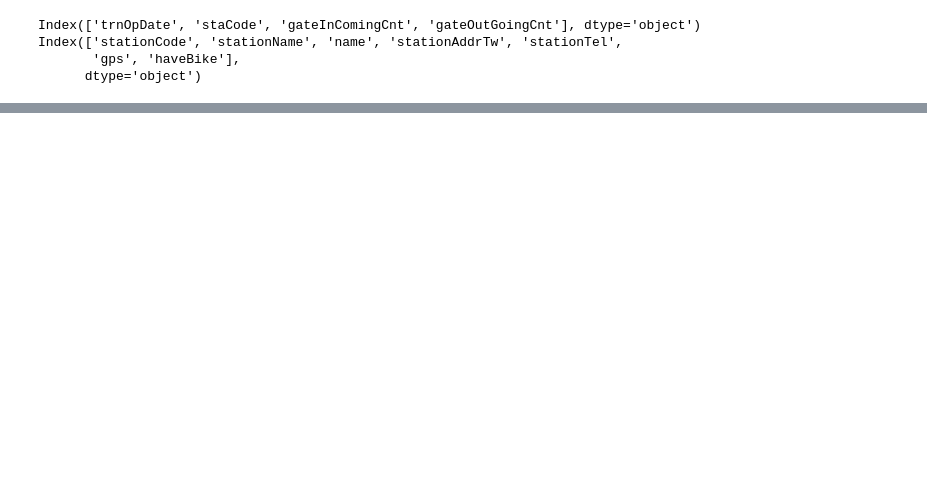
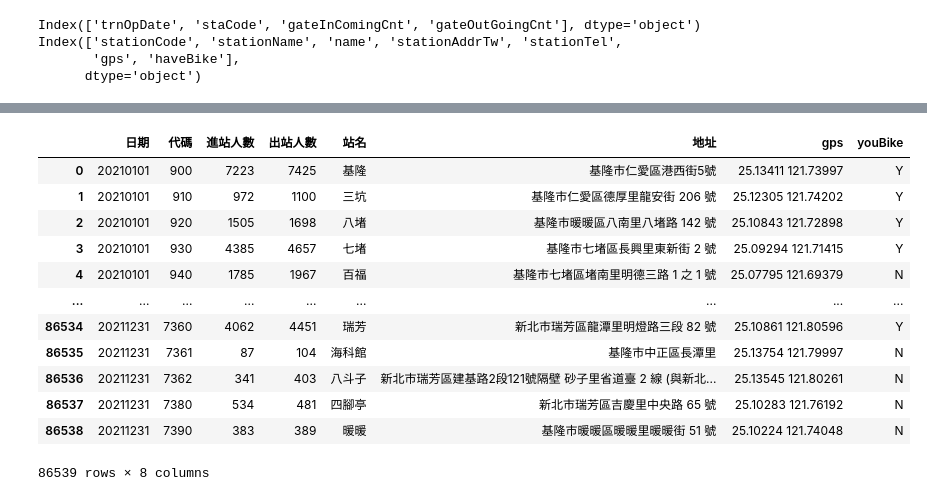
Before and after one commit to futitan/python_analysis, a Jupyter notebook: lesson18/lesson18_2.ipynb, the cells around one changed output, grey strips where cells are left out. Saved outputs shown, nothing was run; the diff lists cells and outputs as text; code cells hidden in the pictures; blank space fills up the shorter version.

```diff
--- a/lesson18/lesson18_2.ipynb
+++ b/lesson18/lesson18_2.ipynb
@@ -75,0 +94,25 @@ pd.merge(df,site_df,left_on='staCode',right_on='stationCode',how='left')
+# %%
+df3 = df2.rename(columns={'trnOpDate':'日期',
+                    'staCode':'代碼',
+                    'gateInComingCnt':'進站人數',
+                    'gateOutGoingCnt':'出站人數',
+                    'name':'站名',
+                    'stationAddrTw':'地址',
+                    'gps':'gps',
+                    'haveBike':'youBike'
+                    })
+df3
+# %% [output]
+|  | 日期 | 代碼 | 進站人數 | 出站人數 | 站名 | 地址 | gps | youBike |
+| 0 | 20210101 | 900 | 7223 | 7425 | 基隆 | 基隆市仁愛區港西街5號 | 25.13411 121.73997 | Y |
+| 1 | 20210101 | 910 | 972 | 1100 | 三坑 | 基隆市仁愛區德厚里龍安街 206 號 | 25.12305 121.74202 | Y |
+| 2 | 20210101 | 920 | 1505 | 1698 | 八堵 | 基隆市暖暖區八南里八堵路 142 號 | 25.10843 121.72898 | Y |
+| 3 | 20210101 | 930 | 4385 | 4657 | 七堵 | 基隆市七堵區長興里東新街 2 號 | 25.09294 121.71415 | Y |
+| 4 | 20210101 | 940 | 1785 | 1967 | 百福 | 基隆市七堵區堵南里明德三路 1 之 1 號 | 25.07795 121.69379 | N |
+| ... | ... | ... | ... | ... | ... | ... | ... | ... |
+| 86534 | 20211231 | 7360 | 4062 | 4451 | 瑞芳 | 新北市瑞芳區龍潭里明燈路三段 82 號 | 25.10861 121.80596 | Y |
+| 86535 | 20211231 | 7361 | 87 | 104 | 海科館 | 基隆市中正區長潭里 | 25.13754 121.79997 | N |
+| 86536 | 20211231 | 7362 | 341 | 403 | 八斗子 | 新北市瑞芳區建基路2段121號隔壁 砂子里省道臺 2 線 (與新北... | 25.13545 121.80261 | N |
+| 86537 | 20211231 | 7380 | 534 | 481 | 四腳亭 | 新北市瑞芳區吉慶里中央路 65 號 | 25.10283 121.76192 | N |
+| 86538 | 20211231 | 7390 | 383 | 389 | 暖暖 | 基隆市暖暖區暖暖里暖暖街 51 號 | 25.10224 121.74048 | N |
+86539 rows × 8 columns
```
Also changed, not shown: parts of 6 cells of this notebook.
